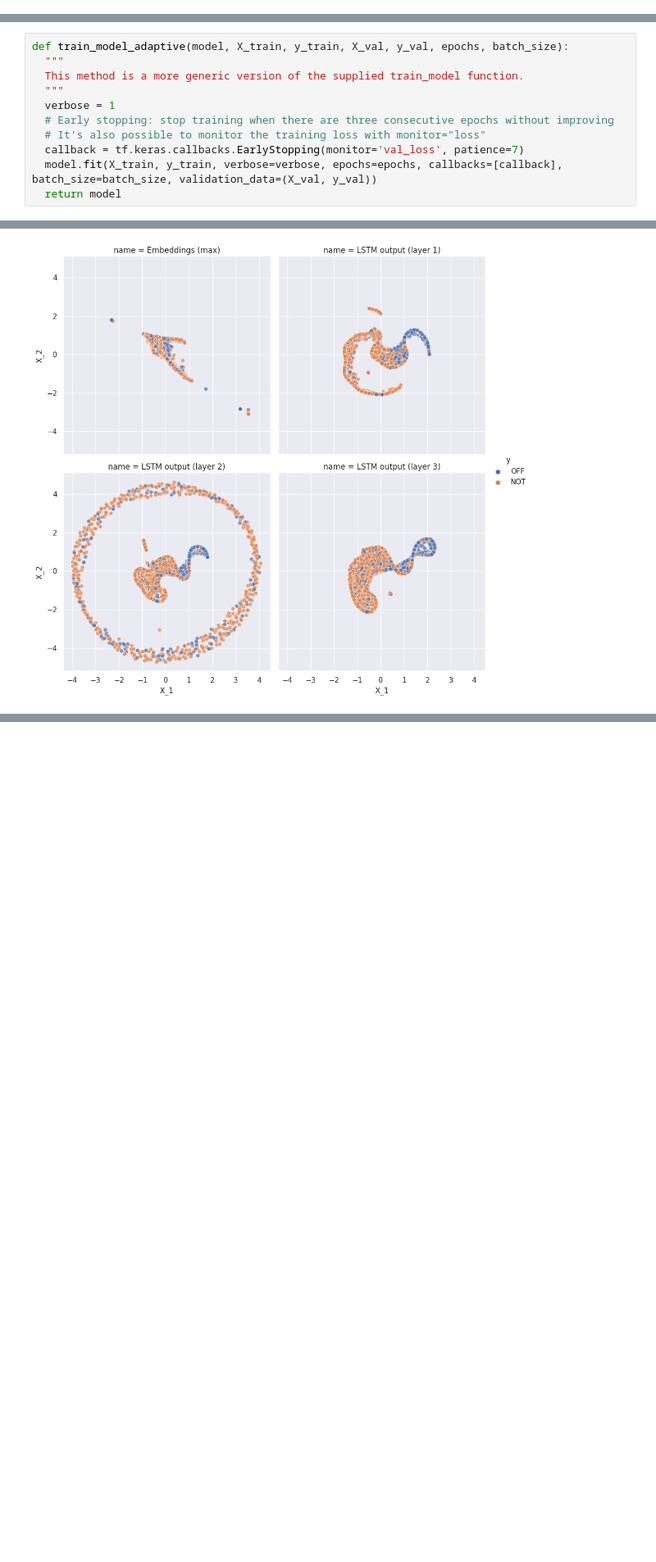
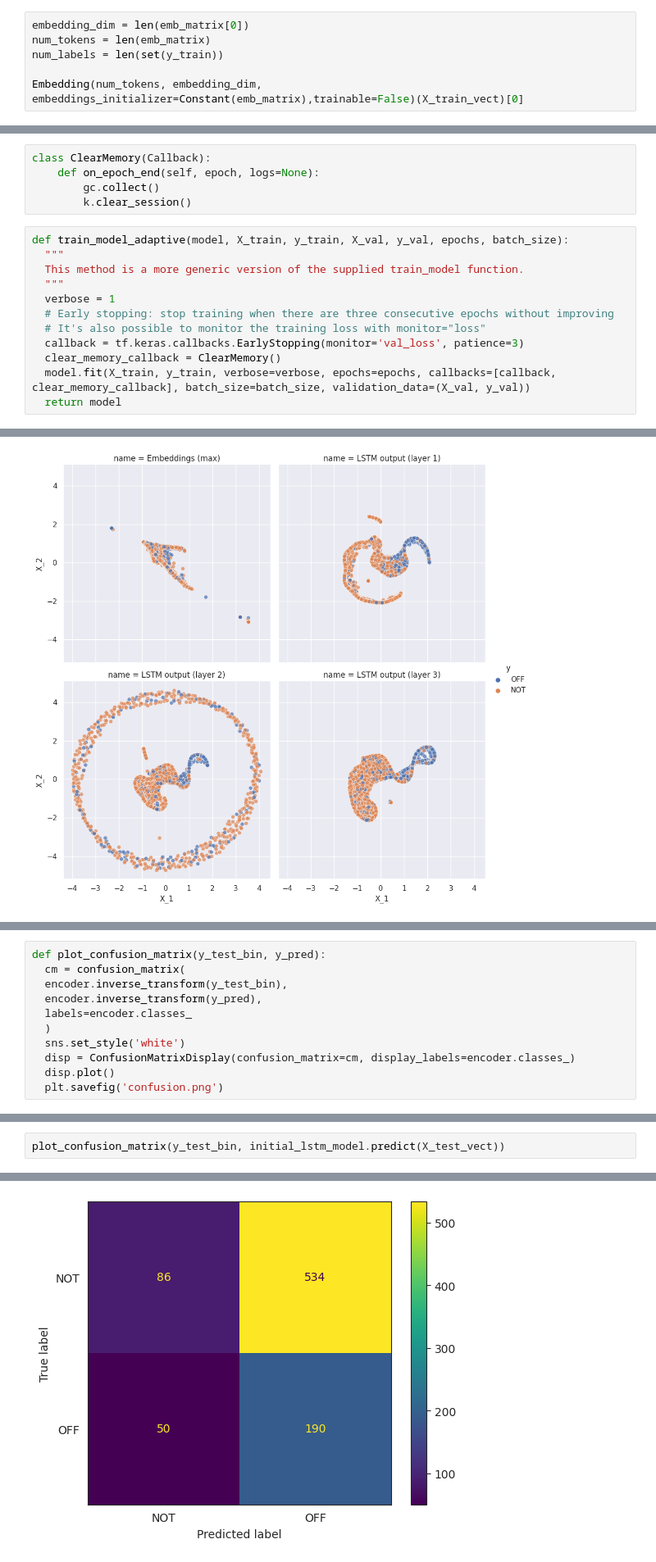
Before and after one commit to chadji15/LearningFromData_Assignment4, a Jupyter notebook: lstm/notebook.ipynb, the cells around one changed output, grey strips where cells are left out. Shown: that part at 82% size. Saved outputs shown, nothing was run; the diff lists cells and outputs as text; blank space fills up the shorter version.

```diff
--- a/lstm/notebook.ipynb
+++ b/lstm/notebook.ipynb
@@ -124,0 +114,6 @@ X_val_vect = vectorizer(np.array([[s] for s in X_val])).numpy()
+# %%
+embedding_dim = len(emb_matrix[0])
+num_tokens = len(emb_matrix)
+num_labels = len(set(y_train))
+
+Embedding(num_tokens, embedding_dim, embeddings_initializer=Constant(emb_matrix),trainable=False)(X_train_vect)[0]
@@ -165,6 +183,11 @@ def create_model_adaptive(y_train, emb_matrix, learning_rate, loss_function, opt
   model.add(Dense(input_dim=embedding_dim, units=1, activation=activation, name='output'))
   model.compile(loss=loss_function, optimizer=optimizer_initialized, metrics=['accuracy'])
   return model
+# %%
+class ClearMemory(Callback):
+    def on_epoch_end(self, epoch, logs=None):
+        gc.collect()
+        k.clear_session()
 # %%
 def train_model_adaptive(model, X_train, y_train, X_val, y_val, epochs, batch_size):
   """
@@ -173,8 +196,9 @@ def train_model_adaptive(model, X_train, y_train, X_val, y_val, epochs, batch_si
   verbose = 1
   # Early stopping: stop training when there are three consecutive epochs without improving
   # It's also possible to monitor the training loss with monitor="loss"
-  callback = tf.keras.callbacks.EarlyStopping(monitor='val_loss', patience=7)
-  model.fit(X_train, y_train, verbose=verbose, epochs=epochs, callbacks=[callback], batch_size=batch_size, validation_data=(X_val, y_val))
+  callback = tf.keras.callbacks.EarlyStopping(monitor='val_loss', patience=3)
+  clear_memory_callback = ClearMemory()
+  model.fit(X_train, y_train, verbose=verbose, epochs=epochs, callbacks=[callback, clear_memory_callback], batch_size=batch_size, validation_data=(X_val, y_val))
   return model
 # %% [markdown]
 TSNE exploration
@@ -262,0 +328,11 @@ plt.savefig(f'/content/gdrive/MyDrive/University/learning_from_data/assignment_4
+# %%
+def plot_confusion_matrix(y_test_bin, y_pred):
+  cm = confusion_matrix(
+  encoder.inverse_transform(y_test_bin),
+  encoder.inverse_transform(y_pred),
+  labels=encoder.classes_
+  )
+  sns.set_style('white')
+  disp = ConfusionMatrixDisplay(confusion_matrix=cm, display_labels=encoder.classes_)
+  disp.plot()
+  plt.savefig('confusion.png')
@@ -262,0 +343,3 @@ plt.savefig(f'/content/gdrive/MyDrive/University/learning_from_data/assignment_4
+# %%
+plot_confusion_matrix(y_test_bin, initial_lstm_model.predict(X_test_vect))
+# %% [output]
@@ -262,0 +347 @@ plt.savefig(f'/content/gdrive/MyDrive/University/learning_from_data/assignment_4
+[figure, added]
```
Also changed, not shown: parts of 39 cells of this notebook.
